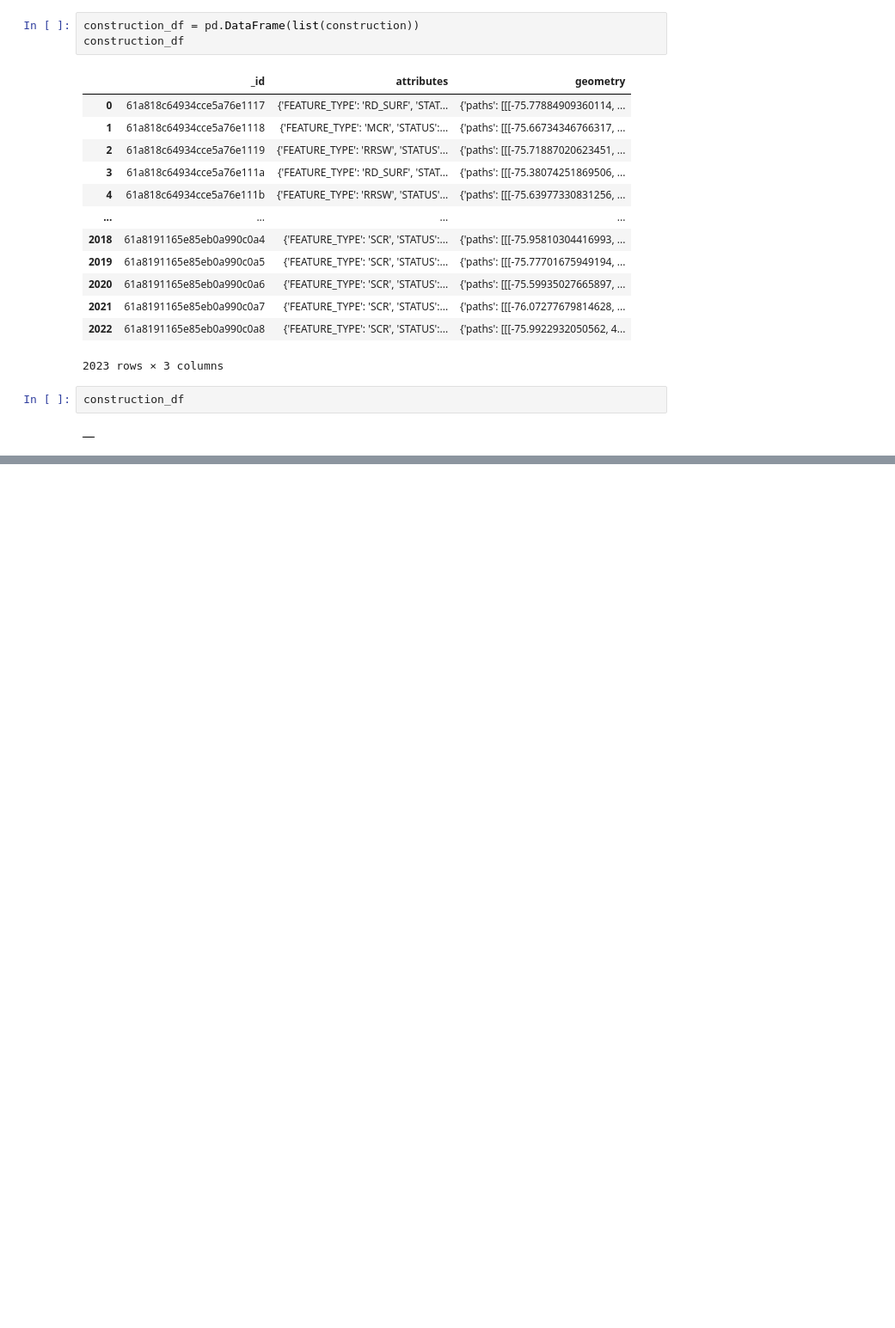
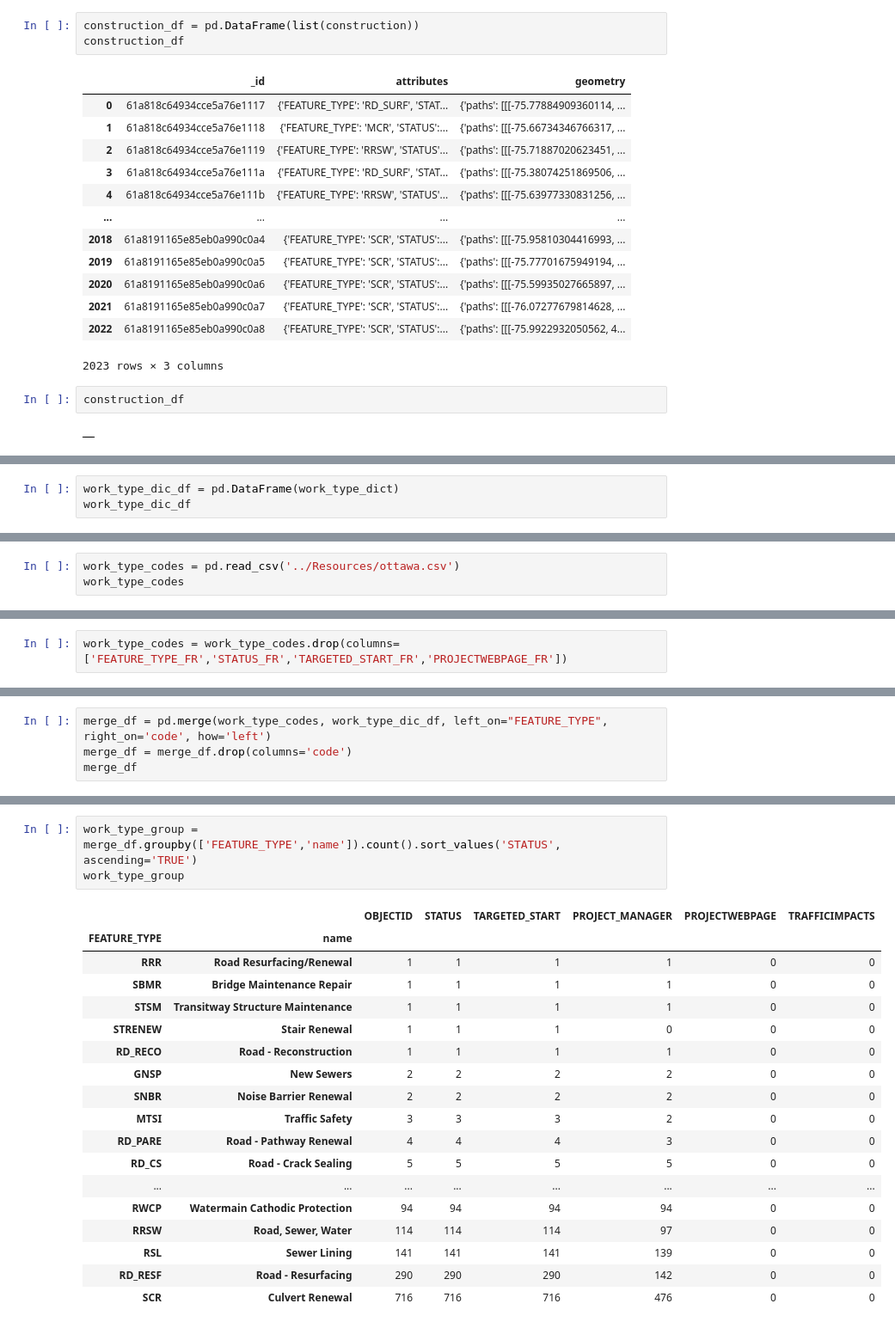
Before and after one commit to serenaremlang/Ottawa-Construction, a Jupyter notebook: code/data-cleaning.ipynb, the cells around one changed output, grey strips where cells are left out. Shown at 86% size. Drawn from its saved outputs; the diff is of its cells as text; blank space fills up the shorter version.

Commit message:
added names to worktype code in dataframe - need to import them into MongoDB

```diff
--- a/code/data-cleaning.ipynb
+++ b/code/data-cleaning.ipynb
@@ -68,0 +91,3 @@ AttributeError: module 'pandas' has no attribute 'tslib'
+# %%
+work_type_dic_df = pd.DataFrame(work_type_dict)
+work_type_dic_df
@@ -68,0 +108,3 @@ AttributeError: module 'pandas' has no attribute 'tslib'
+# %%
+work_type_codes = pd.read_csv('../Resources/ottawa.csv')
+work_type_codes
@@ -68,0 +125,2 @@ AttributeError: module 'pandas' has no attribute 'tslib'
+# %%
+work_type_codes = work_type_codes.drop(columns=['FEATURE_TYPE_FR','STATUS_FR','TARGETED_START_FR','PROJECTWEBPAGE_FR'])
@@ -68,0 +154,4 @@ AttributeError: module 'pandas' has no attribute 'tslib'
+# %%
+merge_df = pd.merge(work_type_codes, work_type_dic_df, left_on="FEATURE_TYPE", right_on='code', how='left')
+merge_df = merge_df.drop(columns='code')
+merge_df
@@ -68,0 +172,22 @@ AttributeError: module 'pandas' has no attribute 'tslib'
+# %%
+work_type_group = merge_df.groupby(['FEATURE_TYPE','name']).count().sort_values('STATUS', ascending='TRUE')
+work_type_group
+# %% [output]
+|  |  | OBJECTID | STATUS | TARGETED_START | PROJECT_MANAGER | PROJECTWEBPAGE | TRAFFICIMPACTS |
+| FEATURE_TYPE | name |  |  |  |  |  |  |
+| RRR | Road Resurfacing/Renewal | 1 | 1 | 1 | 1 | 0 | 0 |
+| SBMR | Bridge Maintenance Repair | 1 | 1 | 1 | 1 | 0 | 0 |
+| STSM | Transitway Structure Maintenance | 1 | 1 | 1 | 1 | 0 | 0 |
+| STRENEW | Stair Renewal | 1 | 1 | 1 | 0 | 0 | 0 |
+| RD_RECO | Road - Reconstruction | 1 | 1 | 1 | 1 | 0 | 0 |
+| GNSP | New Sewers | 2 | 2 | 2 | 2 | 0 | 0 |
+| SNBR | Noise Barrier Renewal | 2 | 2 | 2 | 2 | 0 | 0 |
+| MTSI | Traffic Safety | 3 | 3 | 3 | 2 | 0 | 0 |
+| RD_PARE | Road - Pathway Renewal | 4 | 4 | 4 | 3 | 0 | 0 |
+| RD_CS | Road - Crack Sealing | 5 | 5 | 5 | 5 | 0 | 0 |
+| ... | ... | ... | ... | ... | ... | ... | ... |
+| RWCP | Watermain Cathodic Protection | 94 | 94 | 94 | 94 | 0 | 0 |
+| RRSW | Road, Sewer, Water | 114 | 114 | 114 | 97 | 0 | 0 |
+| RSL | Sewer Lining | 141 | 141 | 141 | 139 | 0 | 0 |
+| RD_RESF | Road - Resurfacing | 290 | 290 | 290 | 142 | 0 | 0 |
+| SCR | Culvert Renewal | 716 | 716 | 716 | 476 | 0 | 0 |
```
Also changed, not shown: parts of 15 cells of this notebook, 1 other file.
